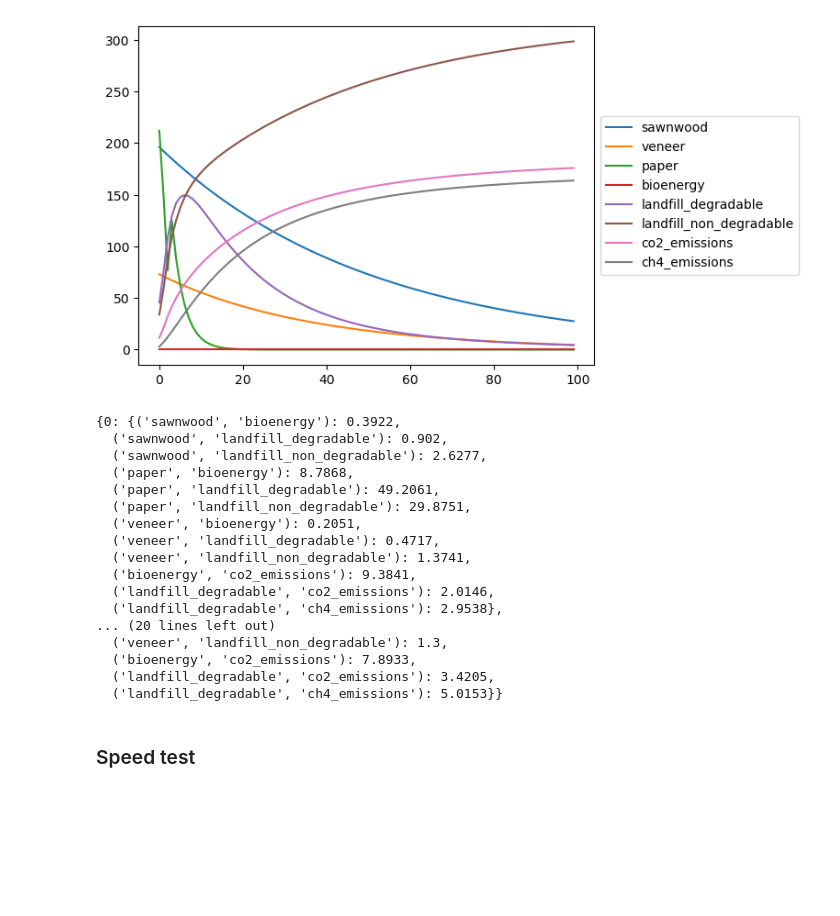
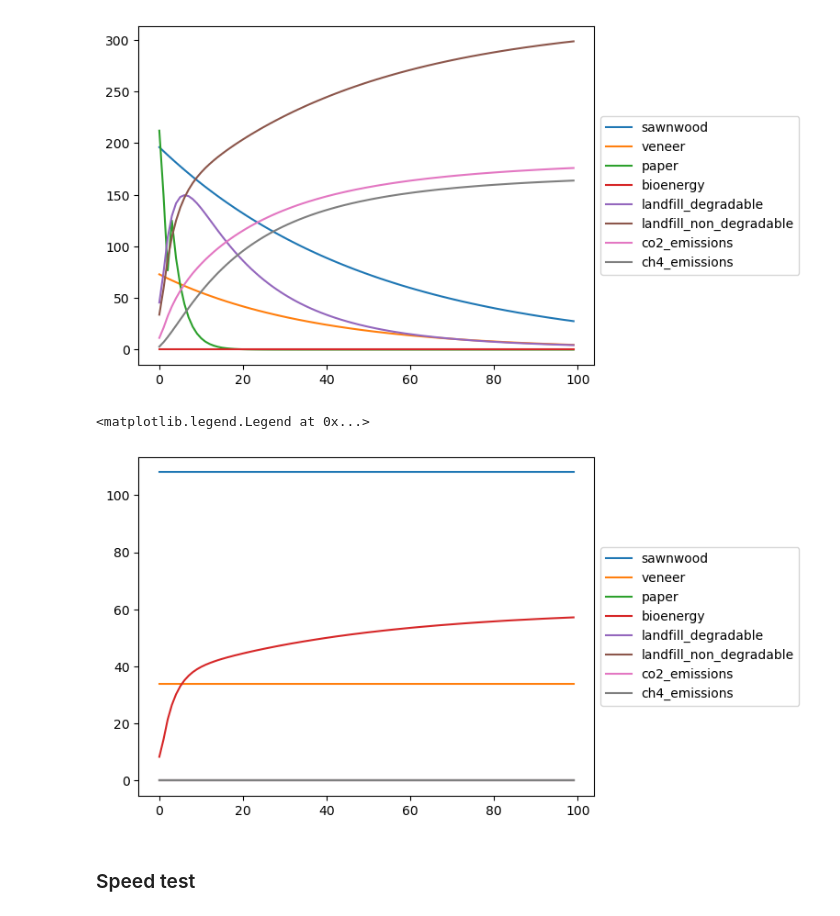
Before and after one commit to pierre-cantegril/hwp_carbon, a Jupyter notebook: examples/simple_example.ipynb, the cells around one changed output. Saved outputs shown, nothing was run; the diff lists cells and outputs as text; code cells hidden in the pictures; blank space fills up the shorter version.

```diff
--- a/examples/simple_example.ipynb
+++ b/examples/simple_example.ipynb
@@ -76,26 +88,10 @@ fig.get_figure().savefig('test_results_carbon_stocks.png', bbox_inches='tight')
 # %% [output]
 [figure]
 # %%
-net.get_pools_attr('substitution', as_dataframe=True).T.plot().legend(loc='center left', bbox_to_anchor=(1, 0.5))
+# Cumulative sum of carbon substitution
+net.get_pools_attr('substitution', as_dataframe=True).T.cumsum().plot().legend(loc='center left', bbox_to_anchor=(1, 0.5))
+# %% [output]
+<matplotlib.legend.Legend at 0x...>
+[figure, added]
-# %%
-net.get_flows_attr('values', as_dataframe=True)[[0,1,2]].round(4).to_dict()
-# %% [output]
-{0: {('sawnwood', 'bioenergy'): 0.3922,
-  ('sawnwood', 'landfill_degradable'): 0.902,
-  ('sawnwood', 'landfill_non_degradable'): 2.6277,
-  ('paper', 'bioenergy'): 8.7868,
-  ('paper', 'landfill_degradable'): 49.2061,
-  ('paper', 'landfill_non_degradable'): 29.8751,
-  ('veneer', 'bioenergy'): 0.2051,
-  ('veneer', 'landfill_degradable'): 0.4717,
-  ('veneer', 'landfill_non_degradable'): 1.3741,
-  ('bioenergy', 'co2_emissions'): 9.3841,
-  ('landfill_degradable', 'co2_emissions'): 2.0146,
-  ('landfill_degradable', 'ch4_emissions'): 2.9538},
-... (20 lines left out)
-  ('veneer', 'landfill_non_degradable'): 1.3,
-  ('bioenergy', 'co2_emissions'): 7.8933,
-  ('landfill_degradable', 'co2_emissions'): 3.4205,
-  ('landfill_degradable', 'ch4_emissions'): 5.0153}}
 # %% [markdown]
 ### Speed test
```
Also changed, not shown: parts of 50 cells of this notebook.
